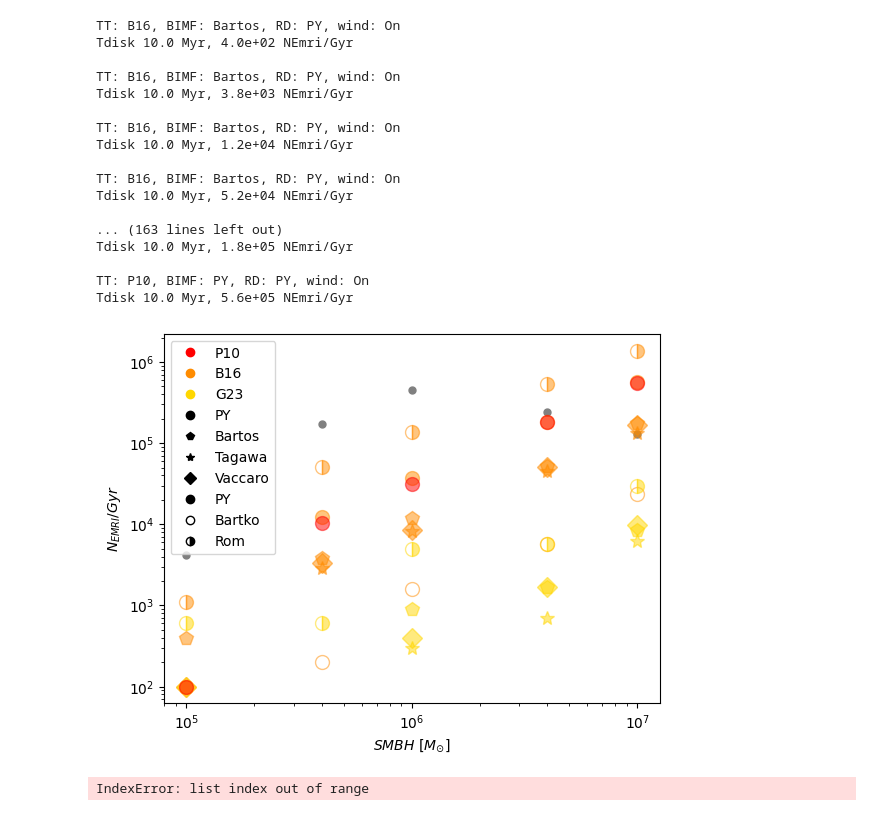
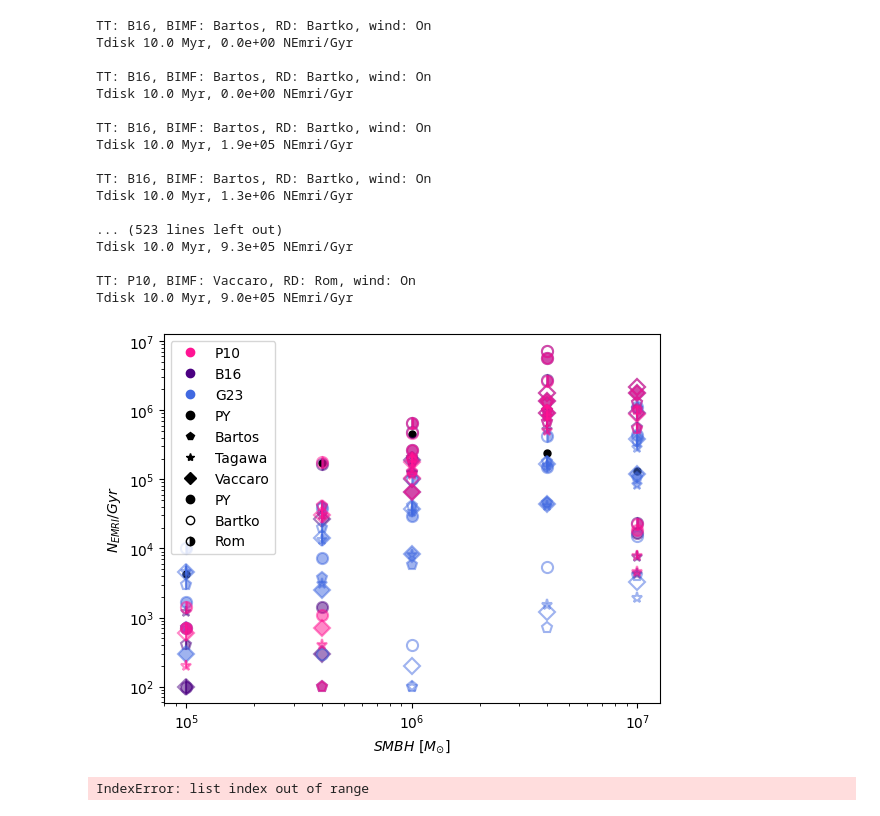
Before and after one commit to jt-stevenson/EMRIs_test, a Jupyter notebook: EMRIs_plots.ipynb, the cells around one changed output. Drawn from its saved outputs; the diff is of its cells as text; code cells hidden in the pictures.

```diff
--- a/EMRIs_plots.ipynb
+++ b/EMRIs_plots.ipynb
@@ -76,9 +76,8 @@ def load_file_2(filename):
         for header in headers: data[header] = np.array(data[header])
     return params, data
 # %%
-filename = f"/Users/pmxks13/PhD/EMRIs_test/EMRI_Rates/EMRI_Rates_Summary_2.txt"
+filename = f"/Users/pmxks13/PhD/EMRIs_test/EMRI_Rates/EMRI_Rates_Summary_3.txt"
 params = {}
-
 
 with open(filename) as f:
     lines = f.readlines()
@@ -105,7 +104,10 @@ groups=params.groupby(['TT', 'BIMF', 'RD', 'wind', 'T_disc/Myr'], as_index=True)
 Mbh_PY=[1e5, 4e5, 1e6, 4e6, 1e7]
 Rates_PY=[4.2e3, 1.7e5, 4.5e5, 2.4e5, 1.3e5]
 
-plt.plot(Mbh_PY, Rates_PY, marker='.', color='grey', markersize=10, linestyle='None')
+plt.plot(Mbh_PY, Rates_PY, marker='.', color='black', markersize=10, linestyle='None')
+torques=True
+mass_func=True
+radial_dist=True
 
 for group in groups:
     for i in range(0, len(params)):
@@ -113,21 +115,21 @@ for group in groups:
             wind=group[1]['wind'][i]
             TT=group[1]['TT'][i]
             Tdisk=group[1]['T_disc/Myr'][i]
+            BIMF=group[1]['BIMF'][i]
+            RD=group[1]['RD'][i]
             if Tdisk==10.0 and wind=='On':
                 Mbh=group[1]['MBH/Msun'][i]
-                BIMF=group[1]['BIMF'][i]
-                RD=group[1]['RD'][i]
                 N_emri=group[1]['N_EMRI'][i]
                 Tdisk=group[1]['T_disc/Myr'][i] * 1e6
                 G_emri=N_emri*(1e9/Tdisk)
                 print(f'\nTT: {TT}, BIMF: {BIMF}, RD: {RD}, wind: {wind}')
                 print(f'Tdisk {Tdisk/1e6:.1f} Myr, {G_emri:.1e} NEmri/Gyr')
                 if TT=='P10':
-                    color='r'
+                    color='deeppink'
                 elif TT=='B16':
-                    color='darkorange'
+                    color='indigo'
                 elif TT=='G23':
-                    color='gold'
+                    color='royalblue'
 
                 if BIMF=='PY':
                     marker='o'
@@ -145,57 +147,57 @@ for group in groups:
                 if RD=='Rom':
                     fillstyle='right'
 
-                plt.plot(Mbh, G_emri, marker=marker, color=color, markersize=10, fillstyle=fillstyle, alpha=0.5)
+                plt.plot(Mbh, G_emri, marker=marker, color=color, markersize=8,  fillstyle=fillstyle, alpha=0.5, markeredgewidth=1.5)
         except KeyError:
             pass
 
-legend_elements = [Line2D([0], [0], marker='o', color='r', label='P10',linestyle='None'),
-                   Line2D([0], [0], marker='o', color='darkorange', label='B16',linestyle='None'),
-                   Line2D([0], [0], marker='o', color='gold', label='G23',linestyle='None'),
+legend_elements = [Line2D([0], [0], marker='o', color='deeppink', label='P10',linestyle='None'),
+                   Line2D([0], [0], marker='o', color='indigo', label='B16',linestyle='None'),
+                   Line2D([0], [0], marker='o', color='royalblue', label='G23',linestyle='None'),
                    Line2D([0], [0], marker='o', color='k', label='PY',linestyle='None'),
                    Line2D([0], [0], marker='p', color='k', label='Bartos',linestyle='None'),
                    Line2D([0], [0], marker='*', color='k', label='Tagawa',linestyle='None'),
                    Line2D([0], [0], marker='D', color='k', label='Vaccaro',linestyle='None'),
                    Line2D([0], [0], marker='o', color='k', label='PY',linestyle='None', fillstyle='full'),
                    Line2D([0], [0], marker='o', color='k', label='Bartko',linestyle='None', fillstyle='none'),
                    Line2D([0], [0], marker='o', color='k', label='Rom',linestyle='None', fillstyle='right')]
 
 plt.xscale('log')
 plt.yscale('log')
 
 plt.ylabel('$N_{EMRI}/Gyr$')
 plt.xlabel('$SMBH~[M_{\odot}]$')
 
 plt.legend(handles=legend_elements)
 
-plt.savefig(f'/Users/pmxks13/PhD/EMRIs_test/EMRI_Rates/Rates_MasterPlot_TT_Tdisk_10.png')
+plt.savefig(f'/Users/pmxks13/PhD/EMRIs_test/EMRI_Rates/Rates_MasterPlot_TT_Tdisk_10_On_2.png', dpi=300)
 plt.show()
 # for i in range(0, len(params['MBH/Msun'])):
 #     wind=params['wind'][i]
 #     Mbh=params['MBH/Msun'][i]
 #     N_emri=params['N_EMRI'][i]
 #     Tdisk=params['T_disc/Myr'][i] * 1e6
 #     G_emri=N_emri*(1e9/Tdisk)
 #     print(f'wind {wind}, {Mbh:.1e} MSun, {Tdisk/1e6:.1f} Myr, {G_emri:.1e} NEmri/Gyr')
 # %% [output]
-TT: B16, BIMF: Bartos, RD: PY, wind: On
-Tdisk 10.0 Myr, 4.0e+02 NEmri/Gyr
+TT: B16, BIMF: Bartos, RD: Bartko, wind: On
+Tdisk 10.0 Myr, 0.0e+00 NEmri/Gyr
 
-TT: B16, BIMF: Bartos, RD: PY, wind: On
-Tdisk 10.0 Myr, 3.8e+03 NEmri/Gyr
+TT: B16, BIMF: Bartos, RD: Bartko, wind: On
+Tdisk 10.0 Myr, 0.0e+00 NEmri/Gyr
 
-TT: B16, BIMF: Bartos, RD: PY, wind: On
-Tdisk 10.0 Myr, 1.2e+04 NEmri/Gyr
+TT: B16, BIMF: Bartos, RD: Bartko, wind: On
+Tdisk 10.0 Myr, 1.9e+05 NEmri/Gyr
 
-TT: B16, BIMF: Bartos, RD: PY, wind: On
-Tdisk 10.0 Myr, 5.2e+04 NEmri/Gyr
+TT: B16, BIMF: Bartos, RD: Bartko, wind: On
+Tdisk 10.0 Myr, 1.3e+06 NEmri/Gyr
 
-... (163 lines left out)
-Tdisk 10.0 Myr, 1.8e+05 NEmri/Gyr
+... (523 lines left out)
+Tdisk 10.0 Myr, 9.3e+05 NEmri/Gyr
 
-TT: P10, BIMF: PY, RD: PY, wind: On
-Tdisk 10.0 Myr, 5.6e+05 NEmri/Gyr
+TT: P10, BIMF: Vaccaro, RD: Rom, wind: On
+Tdisk 10.0 Myr, 9.0e+05 NEmri/Gyr
-[figure, old version]
+[figure, new version]
 # %%
 ('P10', 'PY', 'PY', 'Partial', 10.0)
 ['TT', 'BIMF', 'RD', 'wind', 'T_disc/Myr']
```
Also changed, not shown: 3 other files.
